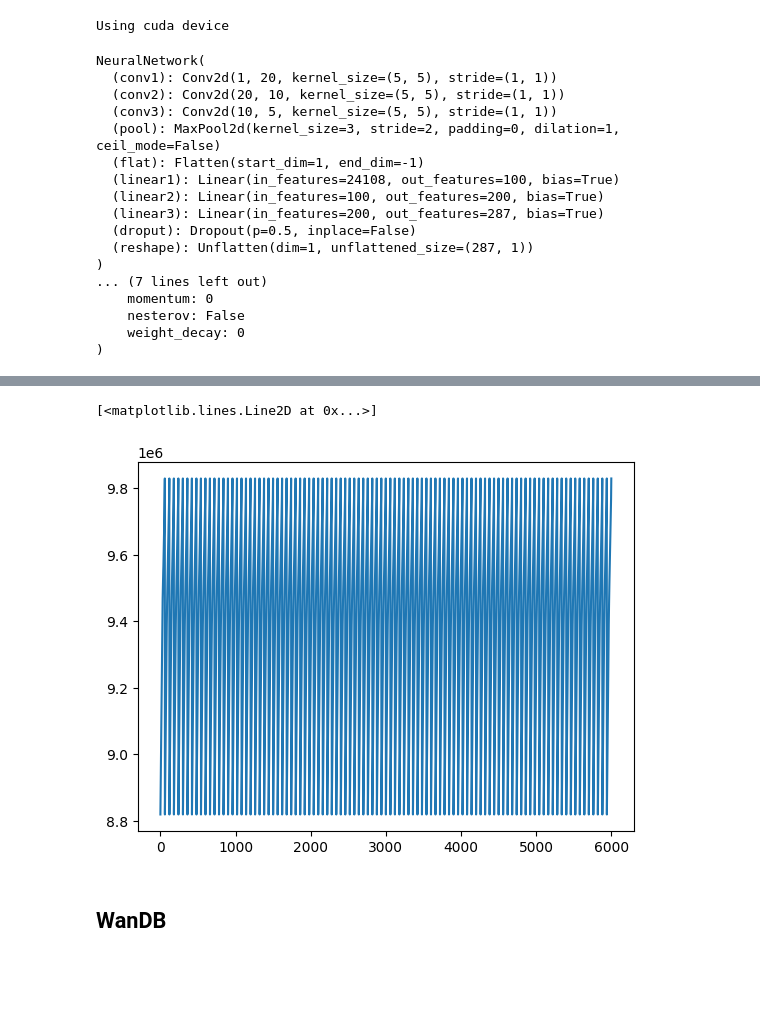
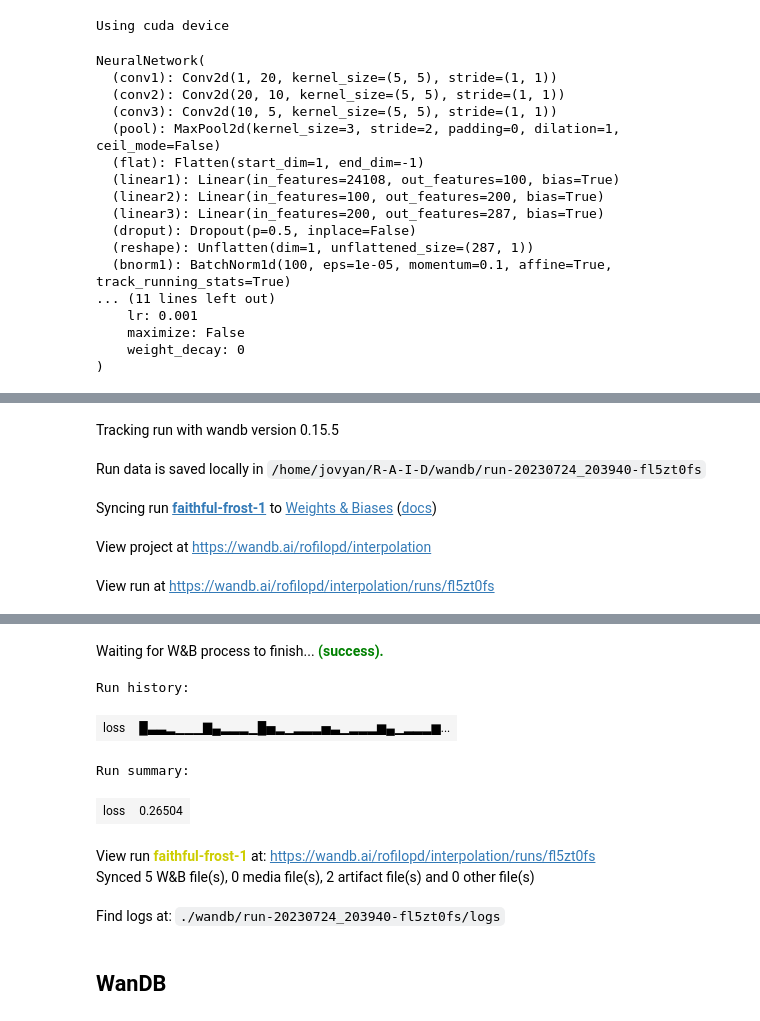
Before and after one commit to ncvescera/R-A-I-D, a Jupyter notebook: main.ipynb, the cells around one changed output, grey strips where cells are left out. Saved outputs shown, nothing was run; the diff lists cells and outputs as text; code cells hidden in the pictures; blank space fills up the shorter version.

Commit message:
WanDB Integration e Working Loss
Aggiunta integrazione per gestire l'allenamento con Wandb.
Aggiunti BatchNorm1D. Utilizzato Adam come Optimizer.
Ora la loss non è Nan ma fa comunque schifo

```diff
--- a/main.ipynb
+++ b/main.ipynb
@@ -334,6 +342,8 @@ class NeuralNetwork(nn.Module):
         self.linear3 = nn.Linear(200, 287, dtype=torch.float64)
         self.droput = nn.Dropout()
         self.reshape = nn.Unflatten(1, (287, 1))
+        self.bnorm1 = nn.BatchNorm1d(100, affine=True)
+        self.bnorm2 = nn.BatchNorm1d(200, affine=True)
 
     def forward(self, x):
         #print(x.shape)
@@ -343,19 +353,25 @@ class NeuralNetwork(nn.Module):
         #x.view()
         x = self.flat(x)
         #x = self.droput(x)
-
-        x = F.relu(self.linear1(x))
+        #print(x)
+        #x = self.bnorm1(F.relu(self.linear1(x)))
+        x = F.relu(self.bnorm1(self.linear1(x)))
         #x = self.droput(x)
-        x = F.relu(self.linear2(x))
+        x = F.relu(self.bnorm2(self.linear2(x)))
         #x = self.droput(x)
+        #x = F.gelu(self.linear3(x))
         x = self.linear3(x)
         #x = self.droput(x)
         #print(x)
         x = self.reshape(x)
+        #print(x.shape)
+        #print(x)
         return x
 # %%
-model = NeuralNetwork().to(device)
+model = NeuralNetwork().double().to(device)
 optimizer = torch.optim.SGD(model.parameters(), lr=0.001)
+optimizer = torch.optim.Adam(model.parameters(), lr=0.001)
+
 print(model)
 print(optimizer)
 # %% [output]
@@ -370,10 +386,10 @@ NeuralNetwork(
   (linear3): Linear(in_features=200, out_features=287, bias=True)
   (droput): Dropout(p=0.5, inplace=False)
   (reshape): Unflatten(dim=1, unflattened_size=(287, 1))
-)
-... (7 lines left out)
-    momentum: 0
-    nesterov: False
+  (bnorm1): BatchNorm1d(100, eps=1e-05, momentum=0.1, affine=True, track_running_stats=True)
+... (11 lines left out)
+    lr: 0.001
+    maximize: False
     weight_decay: 0
 )
 # %%
@@ -381,6 +397,20 @@ num_epochs=100
 # %%
 model.train()
 t_loss_list, v_loss_list = [], []
+
+wandb.init(
+    # set the wandb project where this run will be logged
+    project="interpolation",
+
+    # track hyperparameters and run metadata
+    config={
+    "learning_rate": 0.001,
+    "architecture": "UFC", # Ultra Fully Connected 🚀
+    "dataset": "RofiloAnnuale",
+    "epochs": num_epochs,
+    }
+)
+
 
 for epoch in tqdm(range(num_epochs), unit="epoch"):
     for batch_idx, (target, features) in enumerate(train_dataloader):
@@ -395,12 +425,15 @@ for epoch in tqdm(range(num_epochs), unit="epoch"):
 
         #target = target[0:, None, None]
         #train_loss = F.mse_loss(target, train_probs)
-        train_loss = F.mse_loss(target, train_probs)
+        train_loss = F.l1_loss(target, train_probs)
         #train_loss = F.binary_cross_entropy(train_probs, labels.view(train_probs.shape))
 
         optimizer.zero_grad()
         train_loss.backward()
         optimizer.step()
+
+        # log metrics to wandb
+        wandb.log({"loss": train_loss})
 
         t_loss_list.append(train_loss.item())
 
@@ -408,4 +441,7 @@ for epoch in tqdm(range(num_epochs), unit="epoch"):
             f"Epoch {epoch+1:02d}/{num_epochs:02d}"
             f" | Train Loss {train_loss:.3f}"
         )
+
+wandb.finish()
+plt.plot(t_loss_list)
 # %% [output]
@@ -416,0 +449,5 @@ Epoch 05/100 | Train Loss nan
+Tracking run with wandb version 0.15.5
+Run data is saved locally in /home/jovyan/R-A-I-D/wandb/run-20230724_203940-fl5zt0fs
+Syncing run faithful-frost-1 to Weights & Biases (docs)
+View project at https://wandb.ai/rofilopd/interpolation
+View run at https://wandb.ai/rofilopd/interpolation/runs/fl5zt0fs
@@ -418,8 +471,11 @@ KeyboardInterrupt:
+Waiting for W&B process to finish... (success).
+Run history:
+| loss | █▃▃▂▁▁▁▇▄▂▂▂▁█▅▂▁▂▂▂▅▃▁▂▂▂▆▄▁▂▂▂▆... |
+Run summary:
+| loss | 0.26504 |
+View run faithful-frost-1 at: https://wandb.ai/rofilopd/interpolation/runs/fl5zt0fs
+Synced 5 W&B file(s), 0 media file(s), 2 artifact file(s) and 0 other file(s)
+Find logs at: ./wandb/run-20230724_203940-fl5zt0fs/logs
-# %%
-plt.plot(t_loss_list)
-# %% [output]
-[<matplotlib.lines.Line2D at 0x...>]
-[figure, removed]
 # %%
 torch.cuda.empty_cache()
 target = None
```
Also changed, not shown: parts of 7 cells of this notebook.
